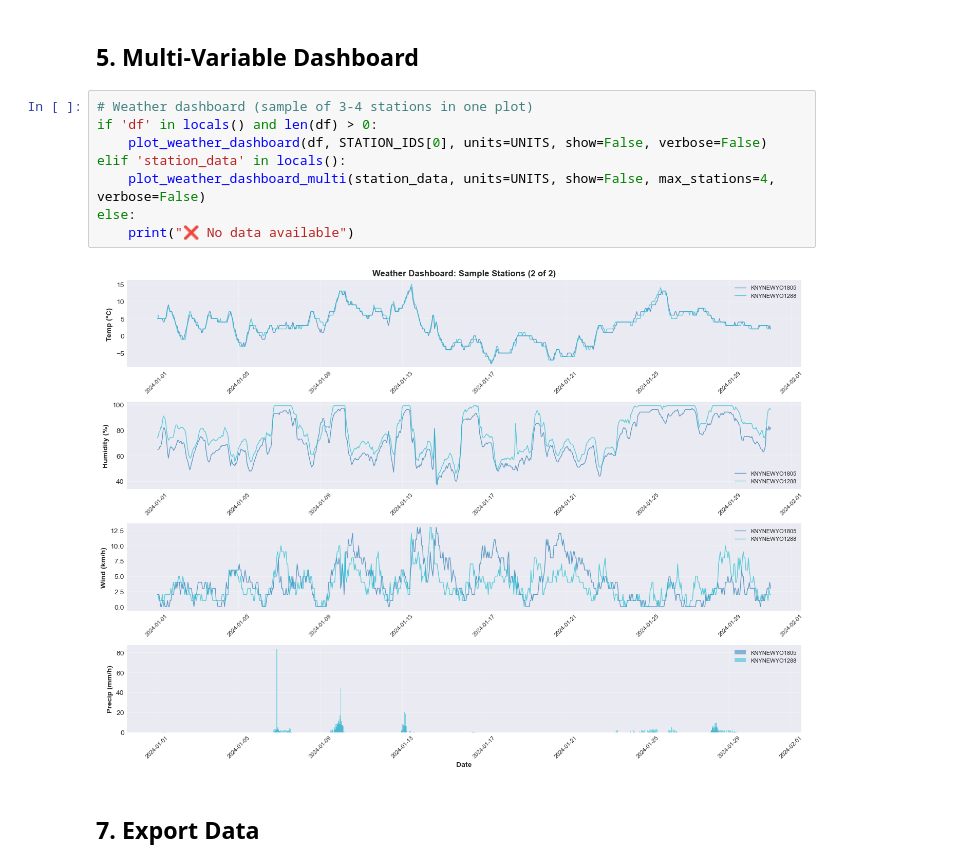
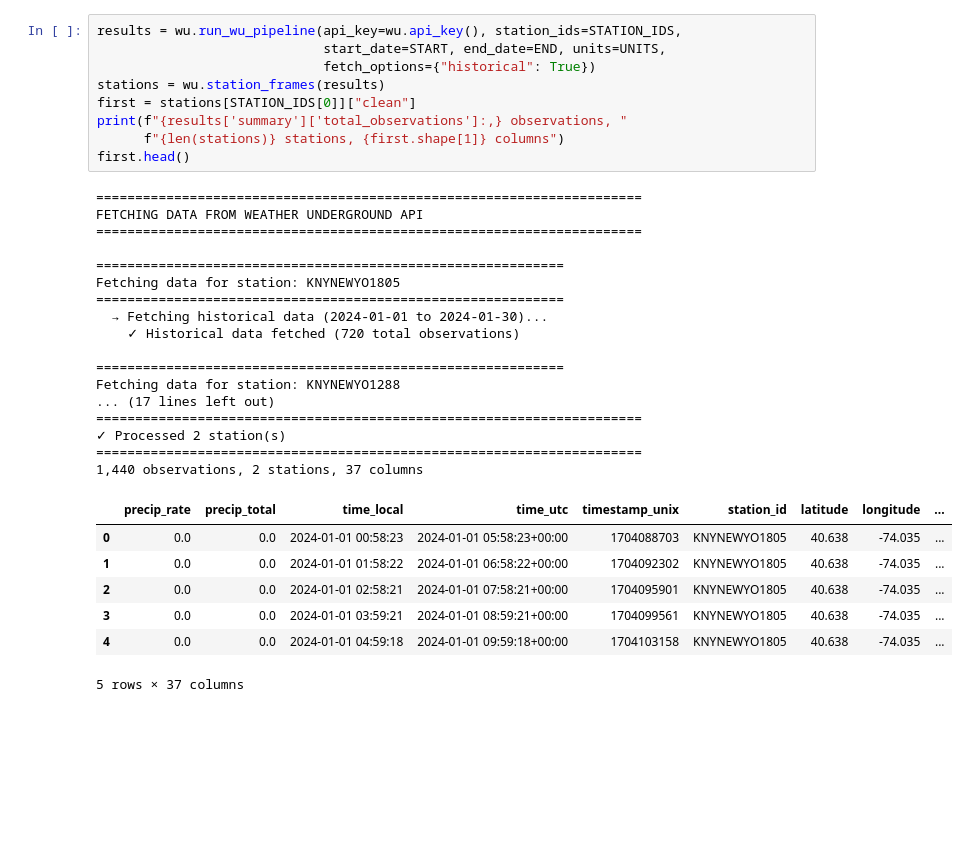
Before and after one commit to drorjac/FieldSense, a Jupyter notebook: projects/openmesh_nyc/notebooks/wu_pipeline.ipynb, the cells around one changed output. Cells and saved outputs as stored; diff of their text form; blank space fills up the shorter version.

```diff
--- a/projects/openmesh_nyc/notebooks/wu_pipeline.ipynb
+++ b/projects/openmesh_nyc/notebooks/wu_pipeline.ipynb
@@ -473,14 +32,34 @@ KNYNEWYO1805        165.17          99     13.28   1.668384              14
-# %% [markdown]
-## 5. Multi-Variable Dashboard
-# %%
-# Weather dashboard (sample of 3-4 stations in one plot)
-if 'df' in locals() and len(df) > 0:
-    plot_weather_dashboard(df, STATION_IDS[0], units=UNITS, show=False, verbose=False)
-elif 'station_data' in locals():
-    plot_weather_dashboard_multi(station_data, units=UNITS, show=False, max_stations=4, verbose=False)
-else:
-    print("❌ No data available")
-# %% [output]
-[figure, removed]
-# %% [markdown]
-## 7. Export Data
+# %%
+results = wu.run_wu_pipeline(api_key=wu.api_key(), station_ids=STATION_IDS,
+                             start_date=START, end_date=END, units=UNITS,
+                             fetch_options={"historical": True})
+stations = wu.station_frames(results)
+first = stations[STATION_IDS[0]]["clean"]
+print(f"{results['summary']['total_observations']:,} observations, "
+      f"{len(stations)} stations, {first.shape[1]} columns")
+first.head()
+# %% [output]
+======================================================================
+FETCHING DATA FROM WEATHER UNDERGROUND API
+======================================================================
+
+============================================================
+Fetching data for station: KNYNEWYO1805
+============================================================
+  → Fetching historical data (2024-01-01 to 2024-01-30)...
+    ✓ Historical data fetched (720 total observations)
+
+============================================================
+Fetching data for station: KNYNEWYO1288
+... (17 lines left out)
+======================================================================
+✓ Processed 2 station(s)
+======================================================================
+1,440 observations, 2 stations, 37 columns
+|  | precip_rate | precip_total | time_local | time_utc | timestamp_unix | station_id | latitude | longitude | ... |
+| 0 | 0.0 | 0.0 | 2024-01-01 00:58:23 | 2024-01-01 05:58:23+00:00 | 1704088703 | KNYNEWYO1805 | 40.638 | -74.035 | ... |
+| 1 | 0.0 | 0.0 | 2024-01-01 01:58:22 | 2024-01-01 06:58:22+00:00 | 1704092302 | KNYNEWYO1805 | 40.638 | -74.035 | ... |
+| 2 | 0.0 | 0.0 | 2024-01-01 02:58:21 | 2024-01-01 07:58:21+00:00 | 1704095901 | KNYNEWYO1805 | 40.638 | -74.035 | ... |
+| 3 | 0.0 | 0.0 | 2024-01-01 03:59:21 | 2024-01-01 08:59:21+00:00 | 1704099561 | KNYNEWYO1805 | 40.638 | -74.035 | ... |
+| 4 | 0.0 | 0.0 | 2024-01-01 04:59:18 | 2024-01-01 09:59:18+00:00 | 1704103158 | KNYNEWYO1805 | 40.638 | -74.035 | ... |
+5 rows × 37 columns
```
Also changed, not shown: parts of 30 cells of this notebook, 8 other files.
